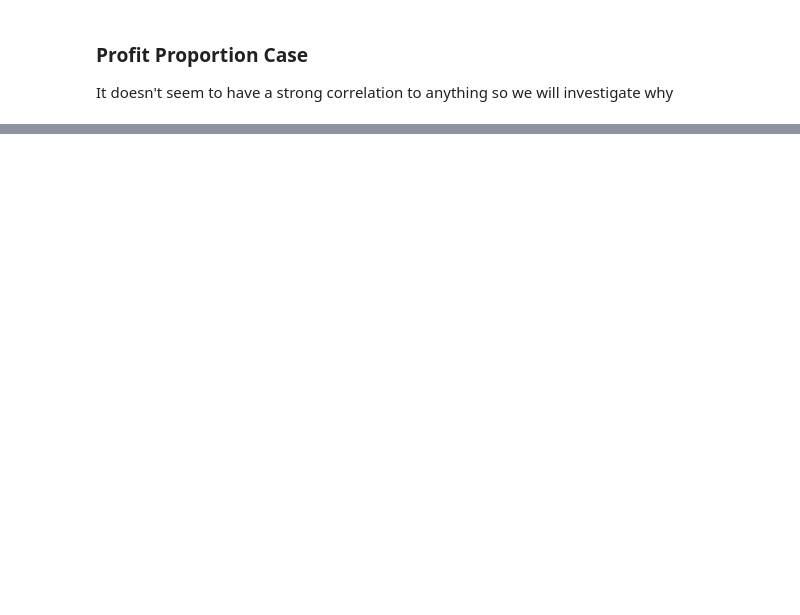
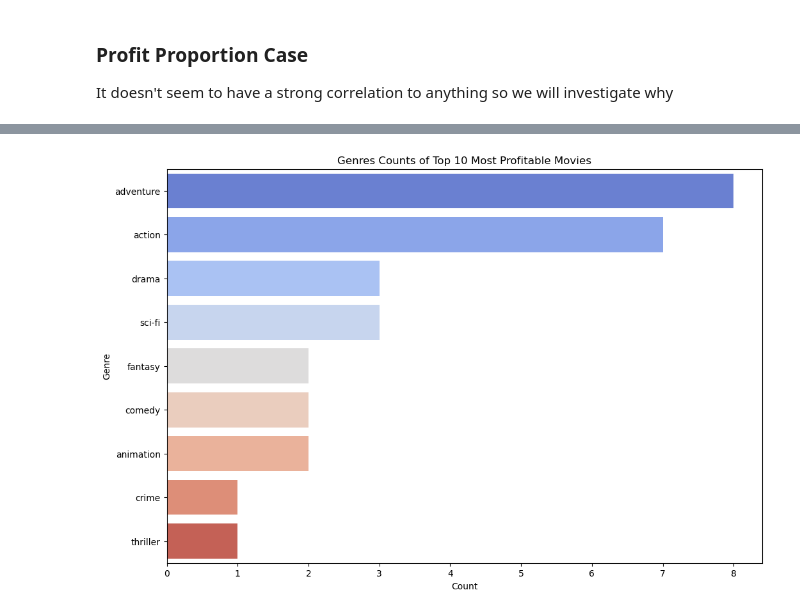
Before and after one commit to minerva-ds/dsc-movies-analysis, a Jupyter notebook: index.ipynb, the cells around one changed output, grey strips where cells are left out. Cells and saved outputs as stored; diff of their text form; code cells hidden in the pictures; blank space fills up the shorter version.

```diff
--- a/index.ipynb
+++ b/index.ipynb
@@ -3538,0 +3205,6 @@ conn.close()
+# %%
+# Look at only the data with usable values for the gross/profits
+movies_without_nan_profit = iqr_movies_df.dropna(subset=['profit'])
+
+# Display the first few rows
+movies_without_nan_profit.head()
@@ -3538,0 +3251,23 @@ conn.close()
+# %%
+# Create a DataFrame for the top 10 profitable movies' genres using one-hot encoding
+top_10_genres_df = top_10_profitable_movies[genre_columns]
+
+# Sum the one-hot encoded columns to get the count of each genre
+genre_counts_top10 = top_10_genres_df.sum().sort_values(ascending=False)
+
+# Extract the genre names by removing the 'isgenre_' prefix
+genre_counts_top10.index = genre_counts_top10.index.str.replace('isgenre_', '')
+
+genre_counts_top10 = genre_counts_top10[genre_counts_top10 > 0]
+
+#genre_counts_top10 = [genre_counts_top10[]]
+
+# Plot the genre counts
+plt.figure(figsize=(12, 8))
+sns.barplot(x=genre_counts_top10.values, y=genre_counts_top10.index, palette='coolwarm')
+plt.title('Genres Counts of Top 10 Most Profitable Movies')
+plt.xlabel('Count')
+plt.ylabel('Genre')
+plt.show()
+# %% [output]
+[figure, added]
```
Also changed, not shown: parts of 89 cells of this notebook, 2 other files.
